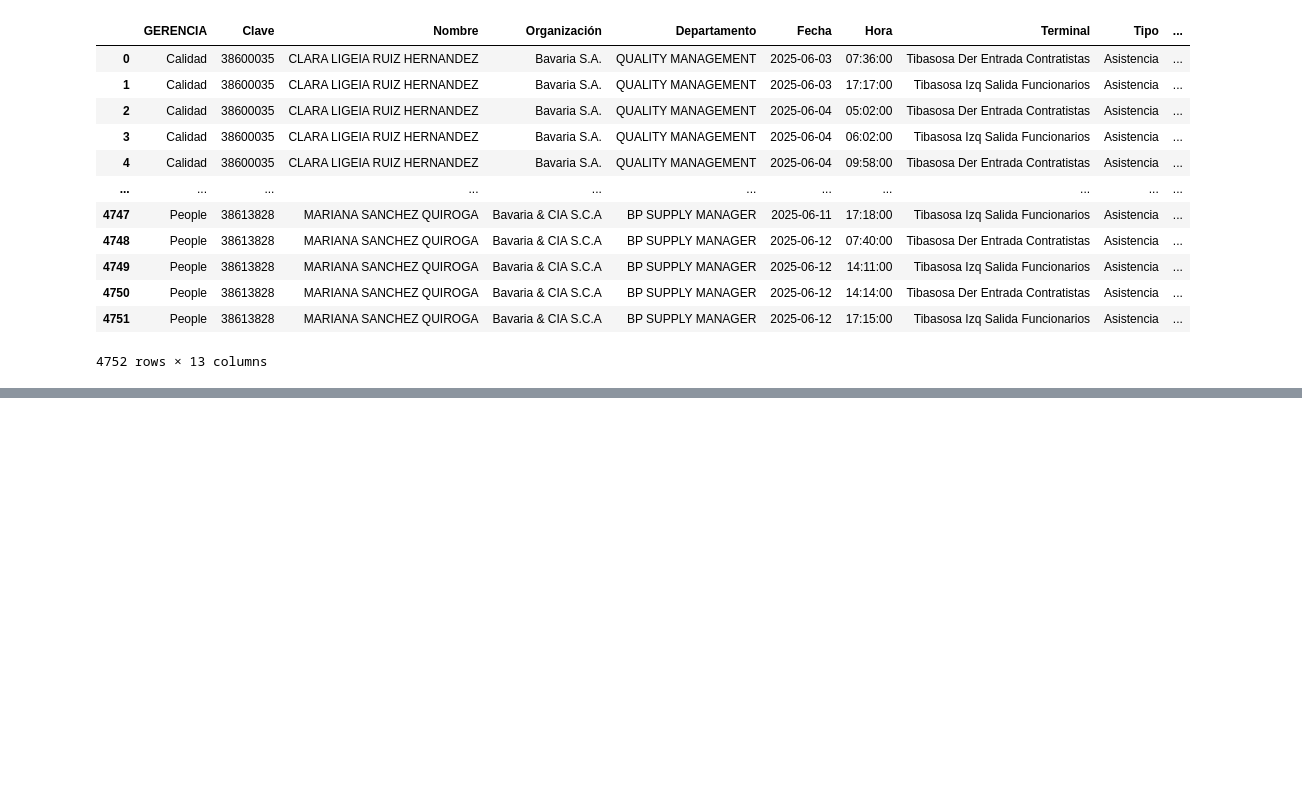
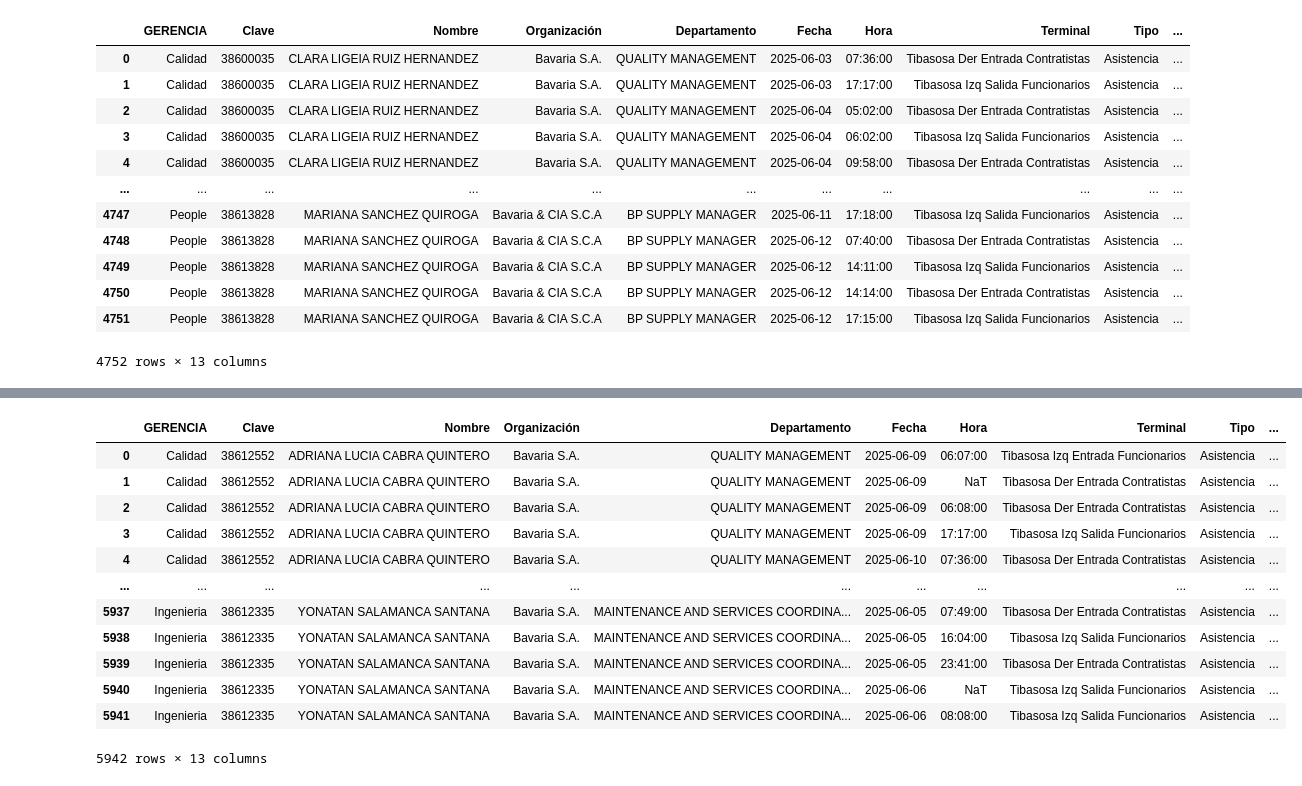
Before and after one commit to 19Juan/Analysis_People, a Jupyter notebook: src/explore.ipynb, the cells around one changed output, grey strips where cells are left out. Saved outputs shown, nothing was run; the diff lists cells and outputs as text; code cells hidden in the pictures; blank space fills up the shorter version.

```diff
--- a/src/explore.ipynb
+++ b/src/explore.ipynb
@@ -93,3 +93,35 @@ df
 # %%
 #Ahora quiero guardar un CSV con el df nuevo
 df.to_csv('../data/processed/DB People con Horarios.csv', index=False)
+# %%
+
+
+df["Fecha"] = pd.to_datetime(df["Fecha"]).dt.date
+df = df.sort_values(by=["Nombre", "Fecha", "Hora"]).reset_index(drop=True)
+def balancear_registros(grupo):
+    registros = []
+    esperado = "Entrada"  # siempre arranca con Entrada
+
+    for _, row in grupo.iterrows():
+        actual = row["Tipo Acceso"]
+
+        # Mientras el actual no coincida con lo esperado, inserta faltantes
+        while actual != esperado:
+            faltante = row.copy()
+            faltante["Tipo Acceso"] = esperado + " (Faltante)"
+            faltante["Hora"] = pd.NaT
+            registros.append(faltante)
+            # alternar esperado
+            esperado = "Salida" if esperado == "Entrada" else "Entrada"
+
+        # Ahora sí agregamos el registro real
+        registros.append(row)
+        esperado = "Salida" if esperado == "Entrada" else "Entrada"
+
+    return pd.DataFrame(registros)
+
+# Aplicar por persona y fecha
+df_completo = df.groupby(["Nombre", "Fecha"], group_keys=False).apply(balancear_registros)
+
+df_completo = df_completo.reset_index(drop=True)
+print(df_completo[["Nombre", "Fecha", "Hora", "Tipo Acceso"]])
@@ -95,0 +143,16 @@ df.to_csv('../data/processed/DB People con Horarios.csv', index=False)
+# %%
+df_completo
+# %% [output]
+|  | GERENCIA | Clave | Nombre | Organización | Departamento | Fecha | Hora | Terminal | Tipo | ... |
+| 0 | Calidad | 38612552 | ADRIANA LUCIA CABRA QUINTERO | Bavaria S.A. | QUALITY MANAGEMENT | 2025-06-09 | 06:07:00 | Tibasosa Izq Entrada Funcionarios | Asistencia | ... |
+| 1 | Calidad | 38612552 | ADRIANA LUCIA CABRA QUINTERO | Bavaria S.A. | QUALITY MANAGEMENT | 2025-06-09 | NaT | Tibasosa Der Entrada Contratistas | Asistencia | ... |
+| 2 | Calidad | 38612552 | ADRIANA LUCIA CABRA QUINTERO | Bavaria S.A. | QUALITY MANAGEMENT | 2025-06-09 | 06:08:00 | Tibasosa Der Entrada Contratistas | Asistencia | ... |
+| 3 | Calidad | 38612552 | ADRIANA LUCIA CABRA QUINTERO | Bavaria S.A. | QUALITY MANAGEMENT | 2025-06-09 | 17:17:00 | Tibasosa Izq Salida Funcionarios | Asistencia | ... |
+| 4 | Calidad | 38612552 | ADRIANA LUCIA CABRA QUINTERO | Bavaria S.A. | QUALITY MANAGEMENT | 2025-06-10 | 07:36:00 | Tibasosa Der Entrada Contratistas | Asistencia | ... |
+| ... | ... | ... | ... | ... | ... | ... | ... | ... | ... | ... |
+| 5937 | Ingenieria | 38612335 | YONATAN SALAMANCA SANTANA | Bavaria S.A. | MAINTENANCE AND SERVICES COORDINA... | 2025-06-05 | 07:49:00 | Tibasosa Der Entrada Contratistas | Asistencia | ... |
+| 5938 | Ingenieria | 38612335 | YONATAN SALAMANCA SANTANA | Bavaria S.A. | MAINTENANCE AND SERVICES COORDINA... | 2025-06-05 | 16:04:00 | Tibasosa Izq Salida Funcionarios | Asistencia | ... |
+| 5939 | Ingenieria | 38612335 | YONATAN SALAMANCA SANTANA | Bavaria S.A. | MAINTENANCE AND SERVICES COORDINA... | 2025-06-05 | 23:41:00 | Tibasosa Der Entrada Contratistas | Asistencia | ... |
+| 5940 | Ingenieria | 38612335 | YONATAN SALAMANCA SANTANA | Bavaria S.A. | MAINTENANCE AND SERVICES COORDINA... | 2025-06-06 | NaT | Tibasosa Izq Salida Funcionarios | Asistencia | ... |
+| 5941 | Ingenieria | 38612335 | YONATAN SALAMANCA SANTANA | Bavaria S.A. | MAINTENANCE AND SERVICES COORDINA... | 2025-06-06 | 08:08:00 | Tibasosa Izq Salida Funcionarios | Asistencia | ... |
+5942 rows × 13 columns
```
Also changed, not shown: parts of 8 cells of this notebook, 2 other files.
